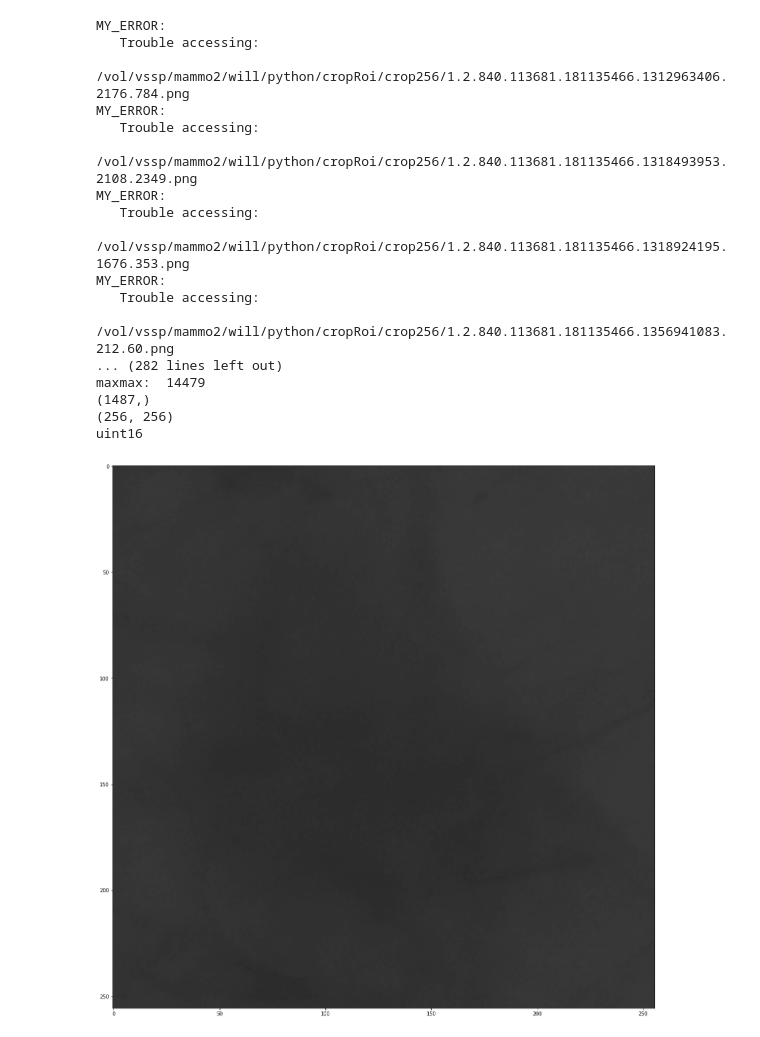
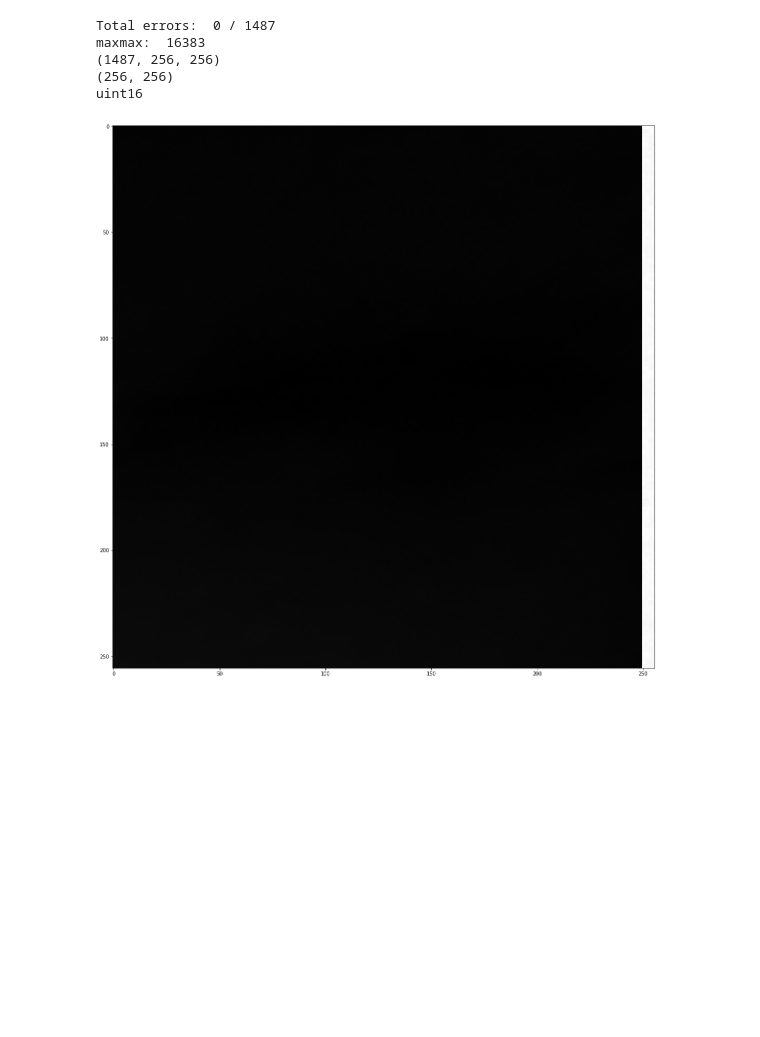
Before and after one commit to Big-Tree/cropDicomToROI, a Jupyter notebook: imageViewer.ipynb, the cells around one changed output. Drawn from its saved outputs; the diff is of its cells as text; code cells hidden in the pictures; blank space fills up the shorter version.

```diff
--- a/imageViewer.ipynb
+++ b/imageViewer.ipynb
@@ -1,45 +1,51 @@
 # %%
 import glob
 import matplotlib.pyplot as plt
 import cv2
 import numpy as np
+import traceback
 
 
 fileList = glob.glob('/vol/vssp/mammo2/will/python/cropRoi/crop256/*')
 x = np.array([(cv2.imread(fname, cv2.IMREAD_ANYDEPTH)) for fname in fileList])
 maxmax = 0
 count = 0
+errors = 0
 for _ in x:
+    if np.amax(_) > maxmax:
+        maxmax = np.amax(_)
     try:
         if np.amax(_) > maxmax:
             maxmax = np.amax(_)
     except:
-        print('MY_ERROR:\n   Trouble accessing:\n', fileList[count] )
+        print('MY_ERROR:\n   Trouble accessing(', count,'):\n', fileList[count] )
+        errors+=1
     count+=1
+print('\nTotal errors: ', errors,'/', len(fileList))
 print('maxmax: ', maxmax)
 print(x.shape)
 print(x[9].shape)
 print(x[9].dtype)
 
+# for _ in x:
+#     plt.figure(figsize=(20,20))
+#     plt.imshow(_, cmap='gray')
+#     plt.show()
+#     plt.close()
+
 plt.figure(figsize=(20,20))
-plt.imshow(x[9]/32768, cmap='gray', vmin=0.0, vmax=0.1)
+plt.imshow(x[17], cmap='gray')
 plt.show()
+plt.close()
+
+plt.figure(figsize=(20,20))
+plt.imshow(x[17].astype('float32')/np.amax(x[17]), cmap='gray', vmin=0.0, vmax=0.25)
+plt.show()
+plt.close()
 # %% [output]
-MY_ERROR:
-   Trouble accessing:
- /vol/vssp/mammo2/will/python/cropRoi/crop256/1.2.840.113681.181135466.1312963406.2176.784.png
-MY_ERROR:
-   Trouble accessing:
- /vol/vssp/mammo2/will/python/cropRoi/crop256/1.2.840.113681.181135466.1318493953.2108.2349.png
-MY_ERROR:
-   Trouble accessing:
- /vol/vssp/mammo2/will/python/cropRoi/crop256/1.2.840.113681.181135466.1318924195.1676.353.png
-MY_ERROR:
-   Trouble accessing:
- /vol/vssp/mammo2/will/python/cropRoi/crop256/1.2.840.113681.181135466.1356941083.212.60.png
-... (282 lines left out)
-maxmax:  14479
-(1487,)
+Total errors:  0 / 1487
+maxmax:  16383
+(1487, 256, 256)
 (256, 256)
 uint16
-[figure, old version]
+[figure, new version]
```
Also changed, not shown: parts of 1 cell of this notebook, 1 other file.
